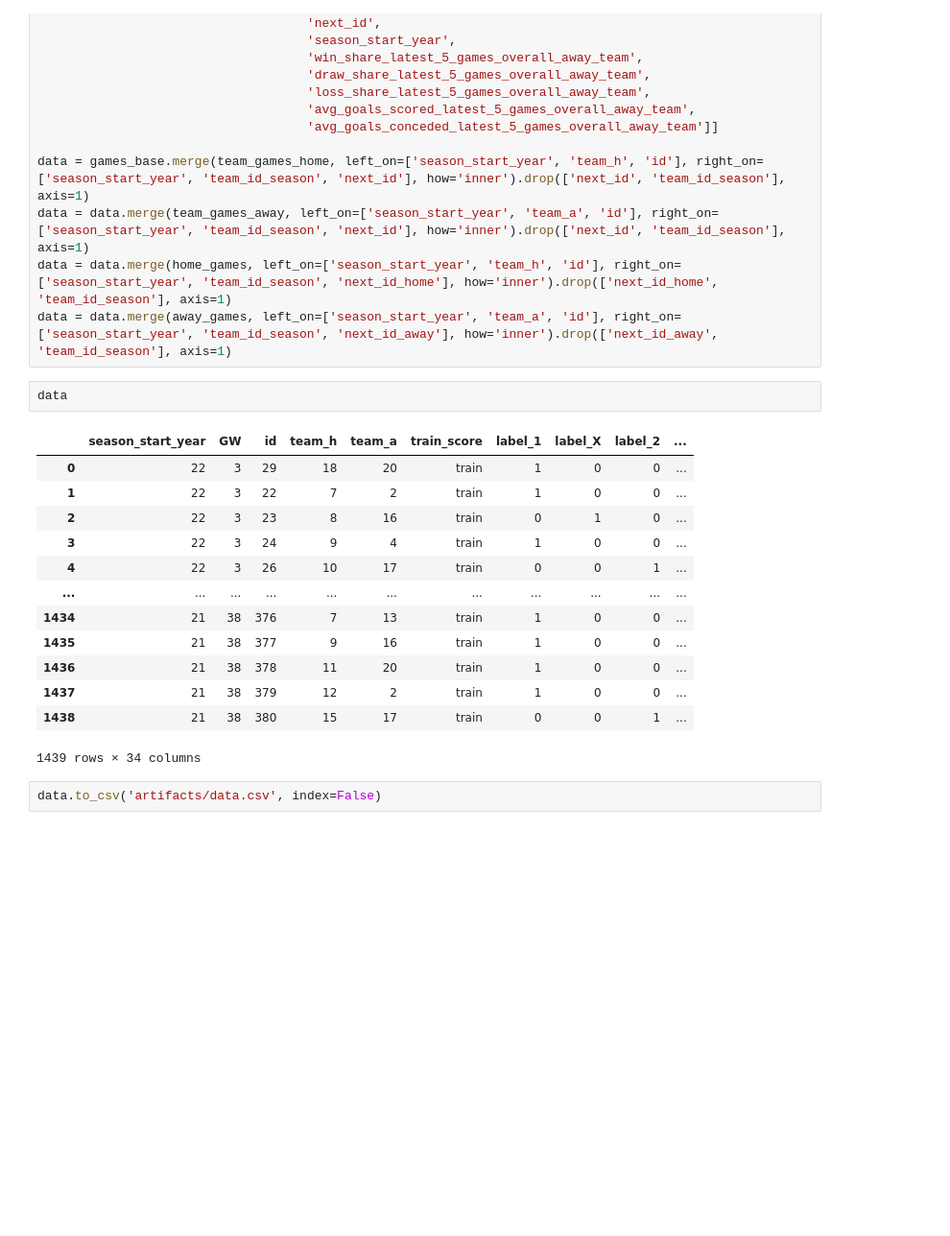
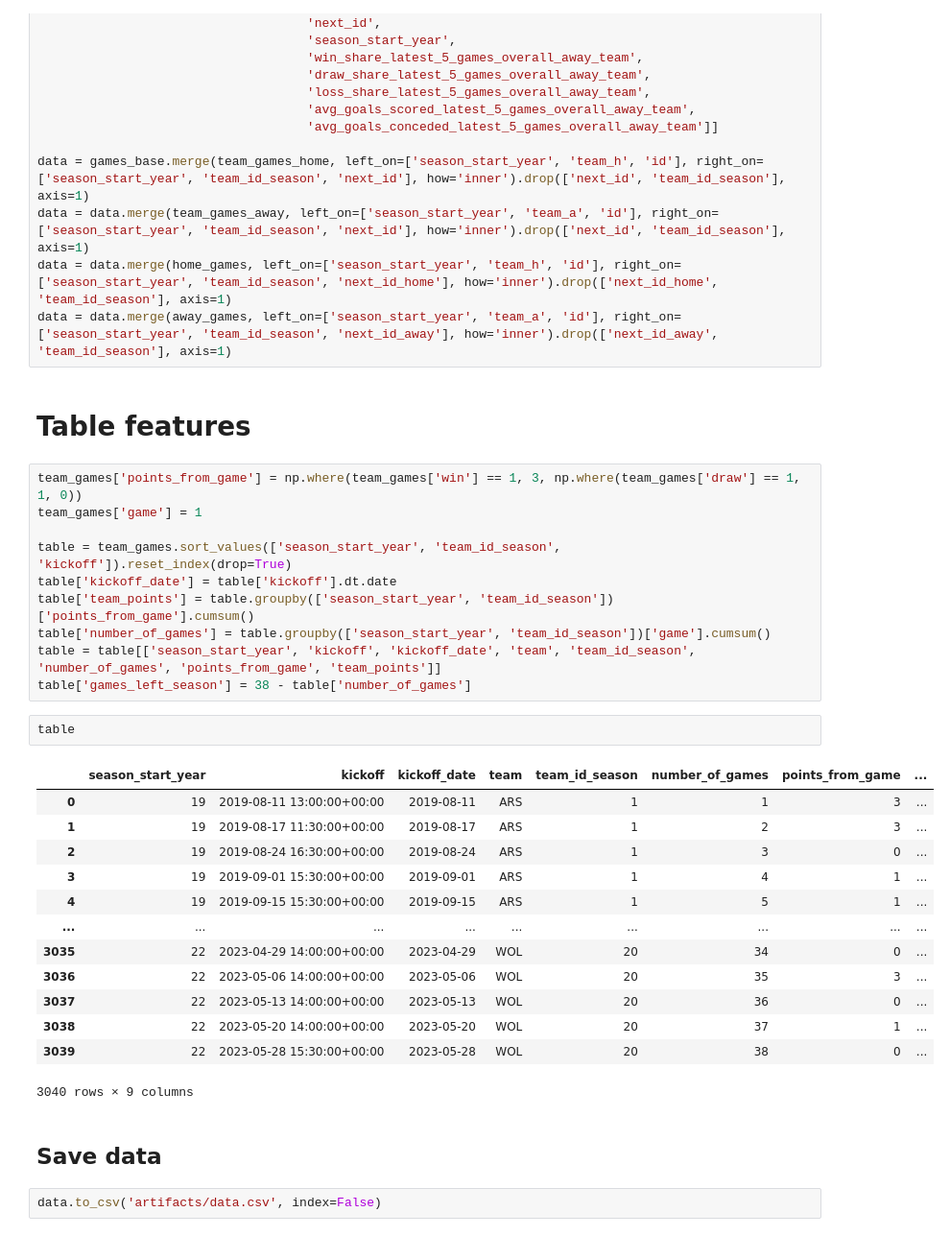
Before and after one commit to marcberg/FPL_predictions, a Jupyter notebook: games_base_and_features.ipynb, the cells around one changed output. Shown at 96% size. Saved outputs shown, nothing was run; the diff lists cells and outputs as text; blank space fills up the shorter version.

Commit message:
started with table features

```diff
--- a/games_base_and_features.ipynb
+++ b/games_base_and_features.ipynb
@@ -205,21 +207,35 @@ data = games_base.merge(team_games_home, left_on=['season_start_year', 'team_h',
 data = data.merge(team_games_away, left_on=['season_start_year', 'team_a', 'id'], right_on=['season_start_year', 'team_id_season', 'next_id'], how='inner').drop(['next_id', 'team_id_season'], axis=1)
 data = data.merge(home_games, left_on=['season_start_year', 'team_h', 'id'], right_on=['season_start_year', 'team_id_season', 'next_id_home'], how='inner').drop(['next_id_home', 'team_id_season'], axis=1)
 data = data.merge(away_games, left_on=['season_start_year', 'team_a', 'id'], right_on=['season_start_year', 'team_id_season', 'next_id_away'], how='inner').drop(['next_id_away', 'team_id_season'], axis=1)
-# %%
-data
-# %% [output]
-|  | season_start_year | GW | id | team_h | team_a | train_score | label_1 | label_X | label_2 | ... |
-| 0 | 22 | 3 | 29 | 18 | 20 | train | 1 | 0 | 0 | ... |
-| 1 | 22 | 3 | 22 | 7 | 2 | train | 1 | 0 | 0 | ... |
-| 2 | 22 | 3 | 23 | 8 | 16 | train | 0 | 1 | 0 | ... |
-| 3 | 22 | 3 | 24 | 9 | 4 | train | 1 | 0 | 0 | ... |
-| 4 | 22 | 3 | 26 | 10 | 17 | train | 0 | 0 | 1 | ... |
-| ... | ... | ... | ... | ... | ... | ... | ... | ... | ... | ... |
-| 1434 | 21 | 38 | 376 | 7 | 13 | train | 1 | 0 | 0 | ... |
-| 1435 | 21 | 38 | 377 | 9 | 16 | train | 1 | 0 | 0 | ... |
-| 1436 | 21 | 38 | 378 | 11 | 20 | train | 1 | 0 | 0 | ... |
-| 1437 | 21 | 38 | 379 | 12 | 2 | train | 1 | 0 | 0 | ... |
-| 1438 | 21 | 38 | 380 | 15 | 17 | train | 0 | 0 | 1 | ... |
-1439 rows × 34 columns
+# %% [markdown]
+# Table features
+# %%
+team_games['points_from_game'] = np.where(team_games['win'] == 1, 3, np.where(team_games['draw'] == 1, 1, 0))
+team_games['game'] = 1
+
+table = team_games.sort_values(['season_start_year', 'team_id_season', 'kickoff']).reset_index(drop=True)
+table['kickoff_date'] = table['kickoff'].dt.date
+table['team_points'] = table.groupby(['season_start_year', 'team_id_season'])['points_from_game'].cumsum()
+table['number_of_games'] = table.groupby(['season_start_year', 'team_id_season'])['game'].cumsum()
+table = table[['season_start_year', 'kickoff', 'kickoff_date', 'team', 'team_id_season', 'number_of_games', 'points_from_game', 'team_points']]
+table['games_left_season'] = 38 - table['number_of_games']
+# %%
+table
+# %% [output]
+|  | season_start_year | kickoff | kickoff_date | team | team_id_season | number_of_games | points_from_game | ... |
+| 0 | 19 | 2019-08-11 13:00:00+00:00 | 2019-08-11 | ARS | 1 | 1 | 3 | ... |
+| 1 | 19 | 2019-08-17 11:30:00+00:00 | 2019-08-17 | ARS | 1 | 2 | 3 | ... |
+| 2 | 19 | 2019-08-24 16:30:00+00:00 | 2019-08-24 | ARS | 1 | 3 | 0 | ... |
+| 3 | 19 | 2019-09-01 15:30:00+00:00 | 2019-09-01 | ARS | 1 | 4 | 1 | ... |
+| 4 | 19 | 2019-09-15 15:30:00+00:00 | 2019-09-15 | ARS | 1 | 5 | 1 | ... |
+| ... | ... | ... | ... | ... | ... | ... | ... | ... |
+| 3035 | 22 | 2023-04-29 14:00:00+00:00 | 2023-04-29 | WOL | 20 | 34 | 0 | ... |
+| 3036 | 22 | 2023-05-06 14:00:00+00:00 | 2023-05-06 | WOL | 20 | 35 | 3 | ... |
+| 3037 | 22 | 2023-05-13 14:00:00+00:00 | 2023-05-13 | WOL | 20 | 36 | 0 | ... |
+| 3038 | 22 | 2023-05-20 14:00:00+00:00 | 2023-05-20 | WOL | 20 | 37 | 1 | ... |
+| 3039 | 22 | 2023-05-28 15:30:00+00:00 | 2023-05-28 | WOL | 20 | 38 | 0 | ... |
+3040 rows × 9 columns
+# %% [markdown]
+## Save data
 # %%
 data.to_csv('artifacts/data.csv', index=False)
```
Also changed, not shown: parts of 1 cell of this notebook.
